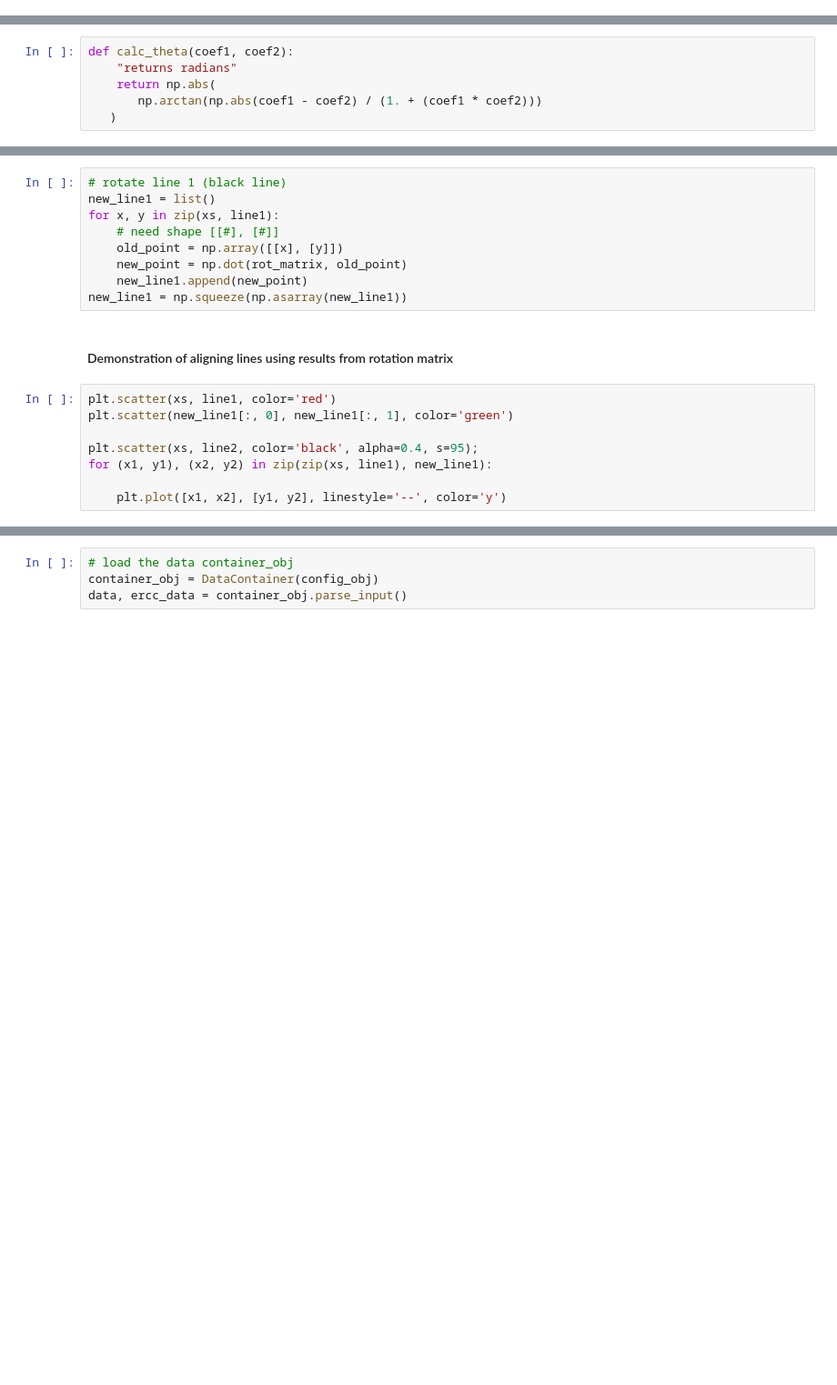
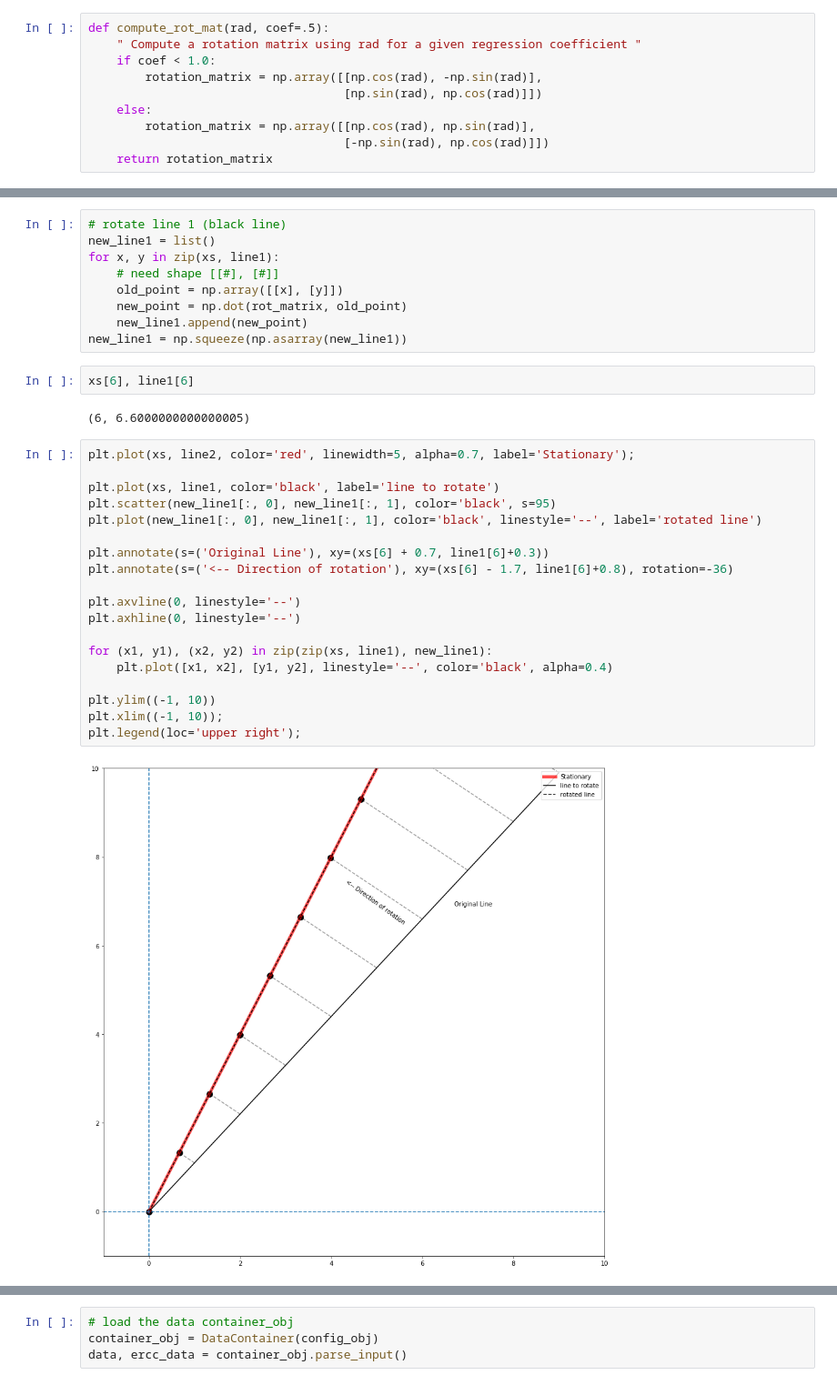
Before and after one commit to paulegradie/SeqPyPlot, a Jupyter notebook: notebooks/correction_experiments.ipynb, the cells around one changed output, grey strips where cells are left out. Shown at 91% size. Saved outputs shown, nothing was run; the diff lists cells and outputs as text; blank space fills up the shorter version.

```diff
--- a/notebooks/correction_experiments.ipynb
+++ b/notebooks/correction_experiments.ipynb
@@ -27 +43,11 @@ rcParams['figure.figsize'] = (15, 15)
+# %%
+def compute_rot_mat(rad, coef=.5):
+    " Compute a rotation matrix using rad for a given regression coefficient "
+    if coef < 1.0:
+        rotation_matrix = np.array([[np.cos(rad), -np.sin(rad)],
+                                    [np.sin(rad), np.cos(rad)]])
+    else:
+        rotation_matrix = np.array([[np.cos(rad), np.sin(rad)],
+                                    [-np.sin(rad), np.cos(rad)]])
+    return rotation_matrix
 # %% [markdown]
@@ -41,6 +63,0 @@ plt.plot(xs, line2, color='red');
-# %%
-def calc_theta(coef1, coef2):
-    "returns radians"
-    return np.abs(
-       np.arctan(np.abs(coef1 - coef2) / (1. + (coef1 * coef2)))
-   )
@@ -68,14 +102,29 @@ for x, y in zip(xs, line1):
     new_point = np.dot(rot_matrix, old_point)
     new_line1.append(new_point)
 new_line1 = np.squeeze(np.asarray(new_line1))
-# %% [markdown]
-#### Demonstration of aligning lines using results from rotation matrix
-# %%
-plt.scatter(xs, line1, color='red')
-plt.scatter(new_line1[:, 0], new_line1[:, 1], color='green')
-
-plt.scatter(xs, line2, color='black', alpha=0.4, s=95);
-for (x1, y1), (x2, y2) in zip(zip(xs, line1), new_line1):
-
-    plt.plot([x1, x2], [y1, y2], linestyle='--', color='y')
+# %%
+xs[6], line1[6]
+# %% [output]
+(6, 6.6000000000000005)
+# %%
+plt.plot(xs, line2, color='red', linewidth=5, alpha=0.7, label='Stationary');
+
+plt.plot(xs, line1, color='black', label='line to rotate')
+plt.scatter(new_line1[:, 0], new_line1[:, 1], color='black', s=95)
+plt.plot(new_line1[:, 0], new_line1[:, 1], color='black', linestyle='--', label='rotated line')
+
+plt.annotate(s=('Original Line'), xy=(xs[6] + 0.7, line1[6]+0.3))
+plt.annotate(s=('<-- Direction of rotation'), xy=(xs[6] - 1.7, line1[6]+0.8), rotation=-36)
+
+plt.axvline(0, linestyle='--')
+plt.axhline(0, linestyle='--')
+
+for (x1, y1), (x2, y2) in zip(zip(xs, line1), new_line1):
+    plt.plot([x1, x2], [y1, y2], linestyle='--', color='black', alpha=0.4)
+
+plt.ylim((-1, 10))
+plt.xlim((-1, 10));
+plt.legend(loc='upper right');
+# %% [output]
+[figure, added]
 # %% [markdown]
```
Also changed, not shown: parts of 53 cells of this notebook.
